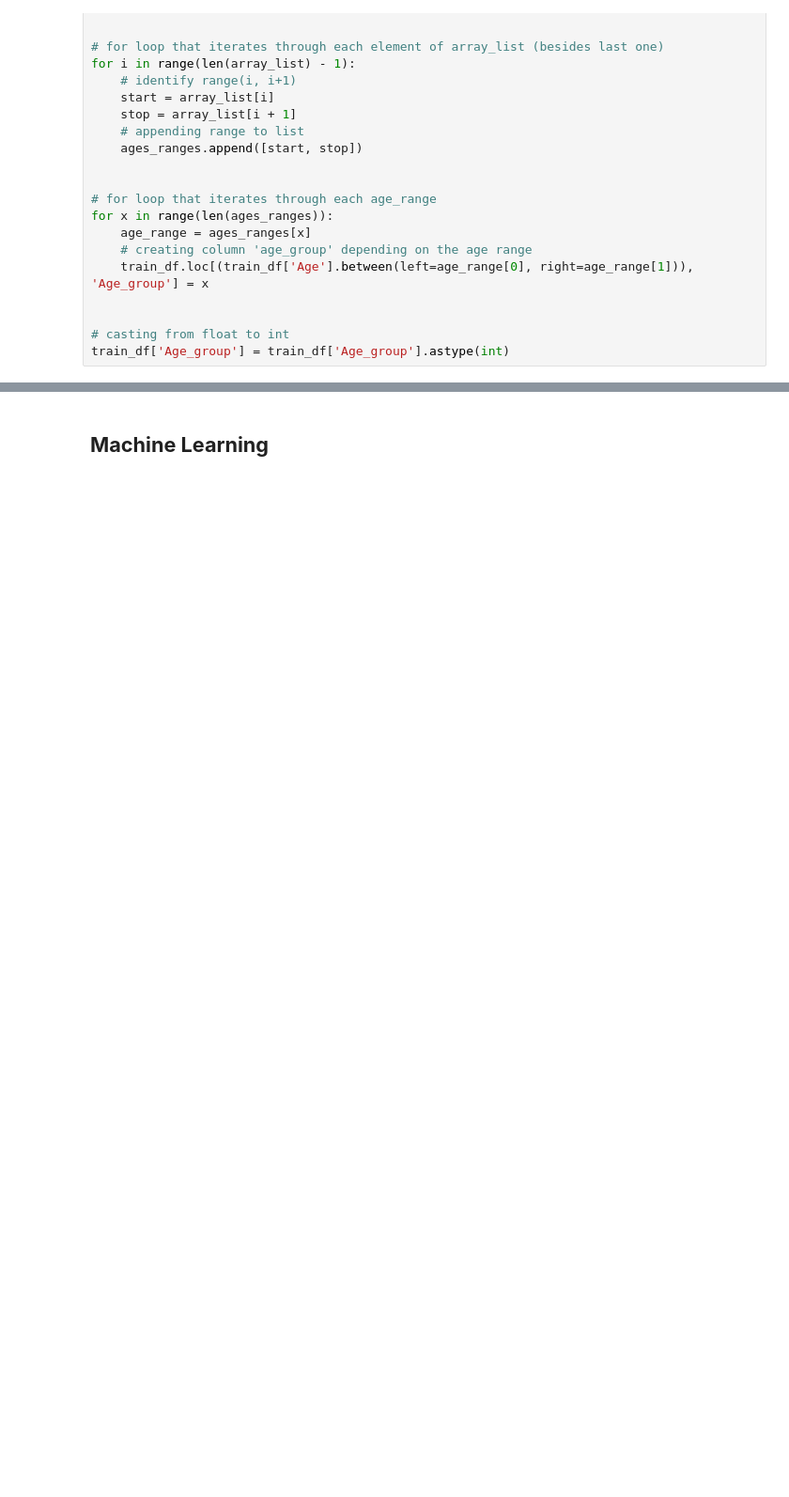
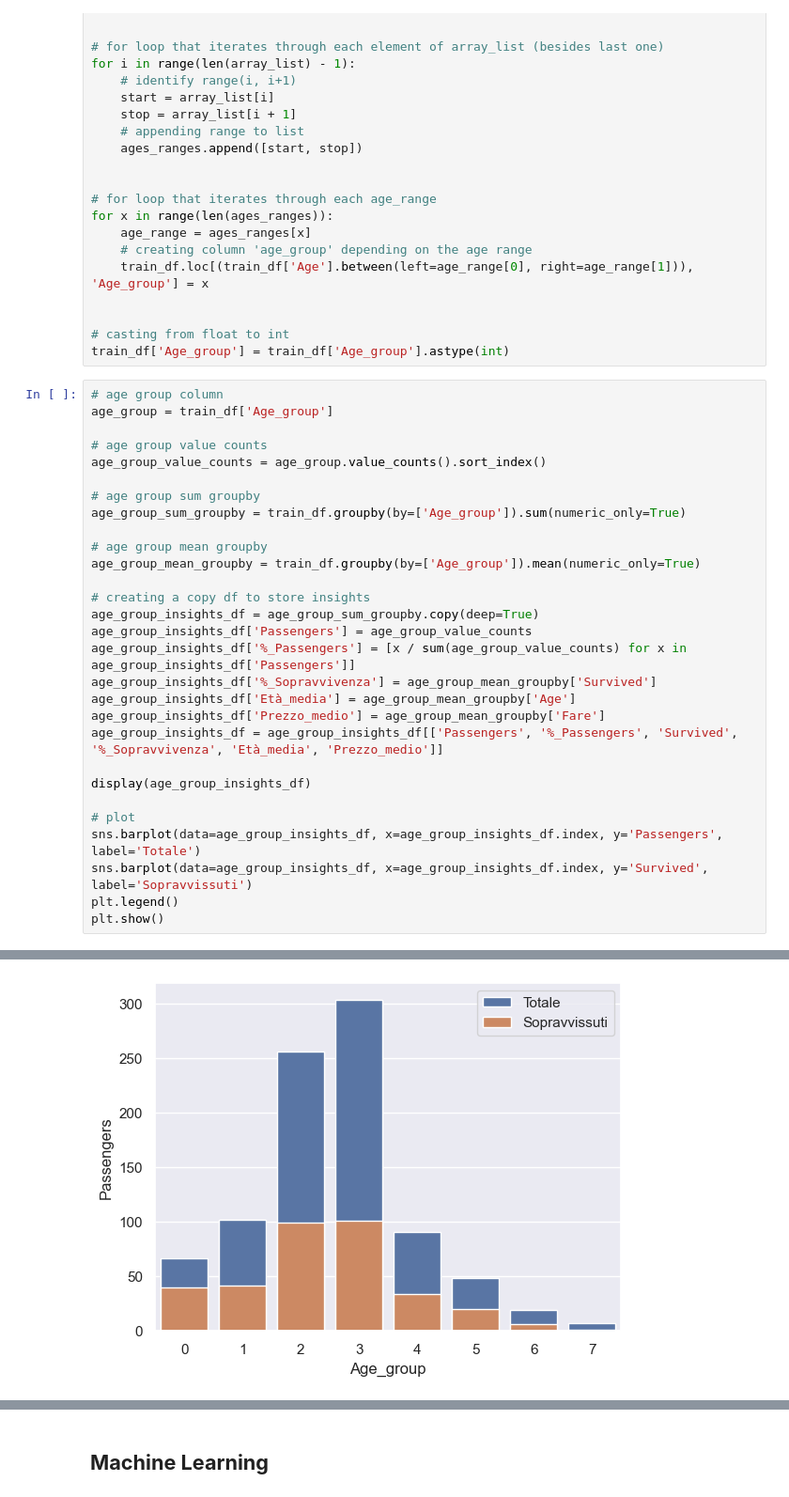
Before and after one commit to marcocolognesi/kaggle_titanic, a Jupyter notebook: notebook.ipynb, the cells around one changed output, grey strips where cells are left out. Shown at 94% size. Saved outputs shown, nothing was run; the diff lists cells and outputs as text; blank space fills up the shorter version.

```diff
--- a/notebook.ipynb
+++ b/notebook.ipynb
@@ -354,3 +354,33 @@ for x in range(len(ages_ranges)):
 
 # casting from float to int
 train_df['Age_group'] = train_df['Age_group'].astype(int)
+# %%
+# age group column
+age_group = train_df['Age_group']
+
+# age group value counts
+age_group_value_counts = age_group.value_counts().sort_index()
+
+# age group sum groupby
+age_group_sum_groupby = train_df.groupby(by=['Age_group']).sum(numeric_only=True)
+
+# age group mean groupby
+age_group_mean_groupby = train_df.groupby(by=['Age_group']).mean(numeric_only=True)
+
+# creating a copy df to store insights
+age_group_insights_df = age_group_sum_groupby.copy(deep=True)
+age_group_insights_df['Passengers'] = age_group_value_counts
+age_group_insights_df['%_Passengers'] = [x / sum(age_group_value_counts) for x in age_group_insights_df['Passengers']]
+age_group_insights_df['%_Sopravvivenza'] = age_group_mean_groupby['Survived']
+age_group_insights_df['Età_media'] = age_group_mean_groupby['Age']
+age_group_insights_df['Prezzo_medio'] = age_group_mean_groupby['Fare']
+age_group_insights_df = age_group_insights_df[['Passengers', '%_Passengers', 'Survived', '%_Sopravvivenza', 'Età_media', 'Prezzo_medio']]
+
+display(age_group_insights_df)
+
+# plot
+sns.barplot(data=age_group_insights_df, x=age_group_insights_df.index, y='Passengers', label='Totale')
+sns.barplot(data=age_group_insights_df, x=age_group_insights_df.index, y='Survived', label='Sopravvissuti')
+plt.legend()
+plt.show()
+# %% [output]
@@ -356,0 +397 @@ train_df['Age_group'] = train_df['Age_group'].astype(int)
+[figure, added]
```
Also changed, not shown: parts of 9 cells of this notebook.
